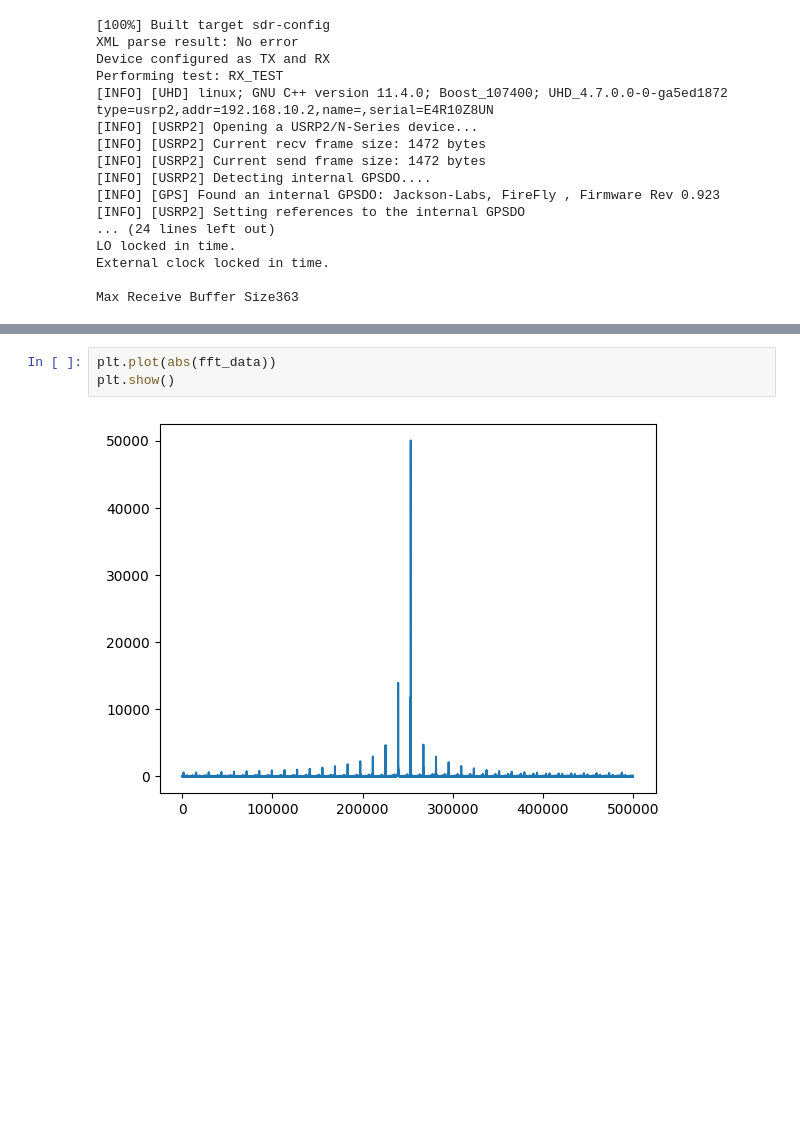
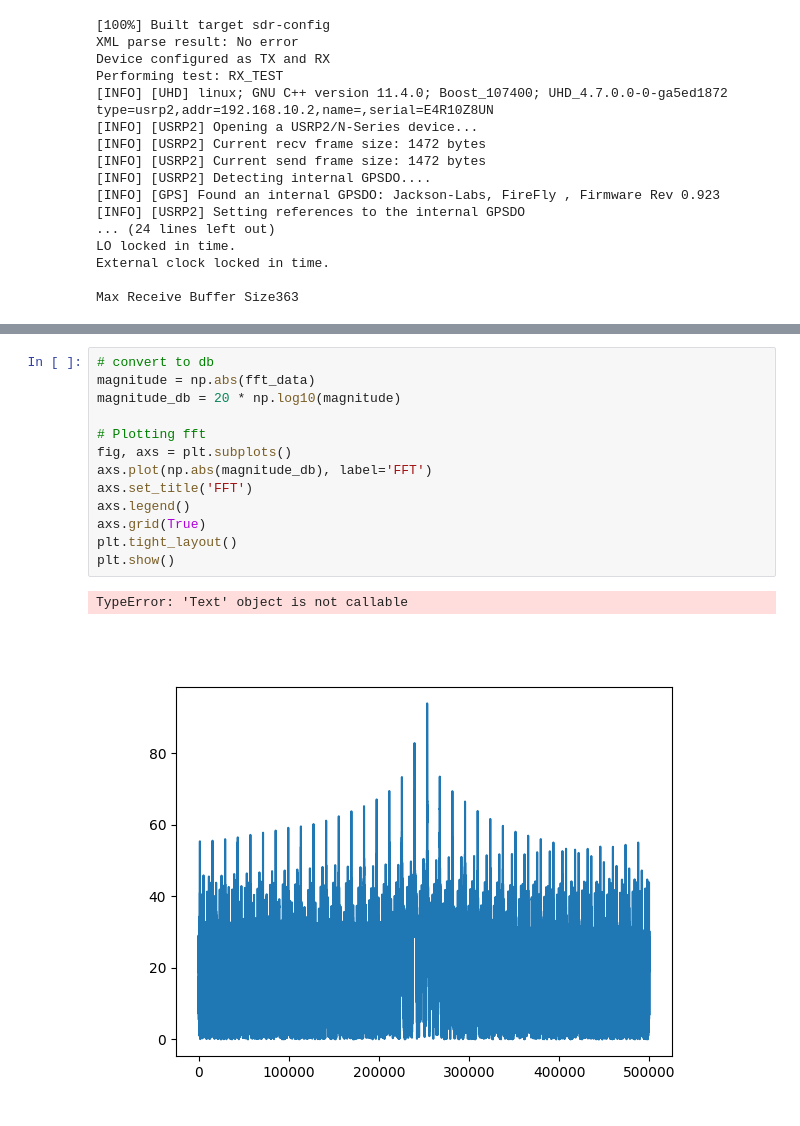
Before and after one commit to murrayinglis/sdr-config, a Jupyter notebook: plots.ipynb, the cells around one changed output, grey strips where cells are left out. Drawn from its saved outputs; the diff is of its cells as text; blank space fills up the shorter version.

```diff
--- a/plots.ipynb
+++ b/plots.ipynb
@@ -131,6 +130,17 @@ print(num_new_samples)
 500000
-# %%
-plt.plot(abs(fft_data))
-plt.show()
-# %% [output]
-[figure, removed]
+# %%
+# convert to db
+magnitude = np.abs(fft_data)
+magnitude_db = 20 * np.log10(magnitude)
+
+# Plotting fft
+fig, axs = plt.subplots()
+axs.plot(np.abs(magnitude_db), label='FFT')
+axs.set_title('FFT')
+axs.legend()
+axs.grid(True)
+plt.tight_layout()
+plt.show()
+# %% [output]
+TypeError: 'Text' object is not callable
+[figure, added]
```
Also changed, not shown: parts of 2 cells of this notebook, 6 other files.
